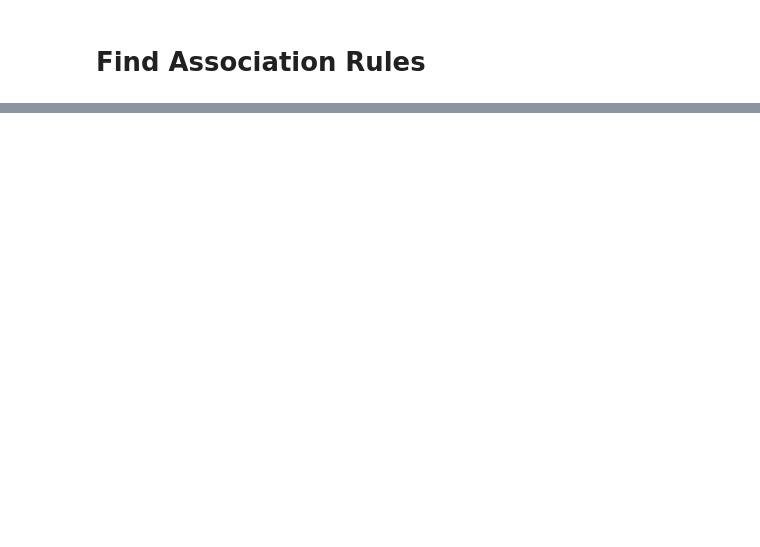
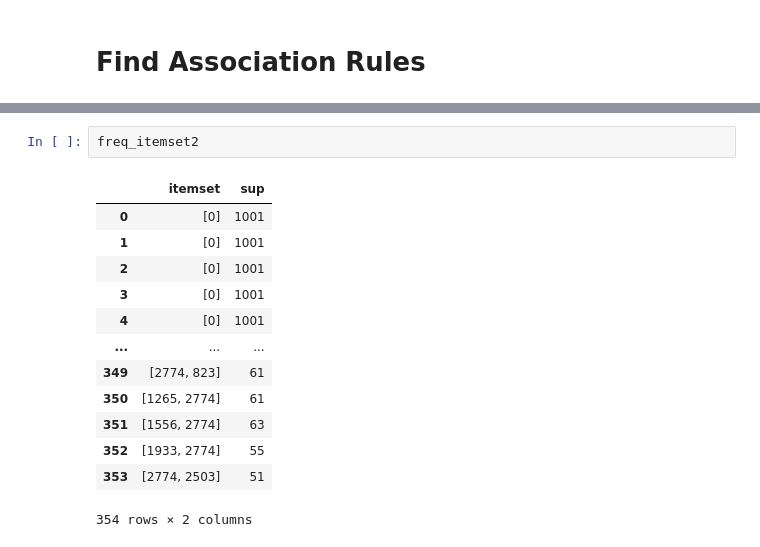
Before and after one commit to ZahraDehghanian97/Apriori, a Jupyter notebook: Apriori.ipynb, the cells around one changed output, grey strips where cells are left out. Cells and saved outputs as stored; diff of their text form; blank space fills up the shorter version.

```diff
--- a/Apriori.ipynb
+++ b/Apriori.ipynb
@@ -283 +296,17 @@ frequent_itemset_final
+# %%
+freq_itemset2
+# %% [output]
+|  | itemset | sup |
+| 0 | [0] | 1001 |
+| 1 | [0] | 1001 |
+| 2 | [0] | 1001 |
+| 3 | [0] | 1001 |
+| 4 | [0] | 1001 |
+| ... | ... | ... |
+| 349 | [2774, 823] | 61 |
+| 350 | [1265, 2774] | 61 |
+| 351 | [1556, 2774] | 63 |
+| 352 | [1933, 2774] | 55 |
+| 353 | [2774, 2503] | 51 |
+354 rows × 2 columns
 # %%
```
Also changed, not shown: parts of 13 cells of this notebook.
